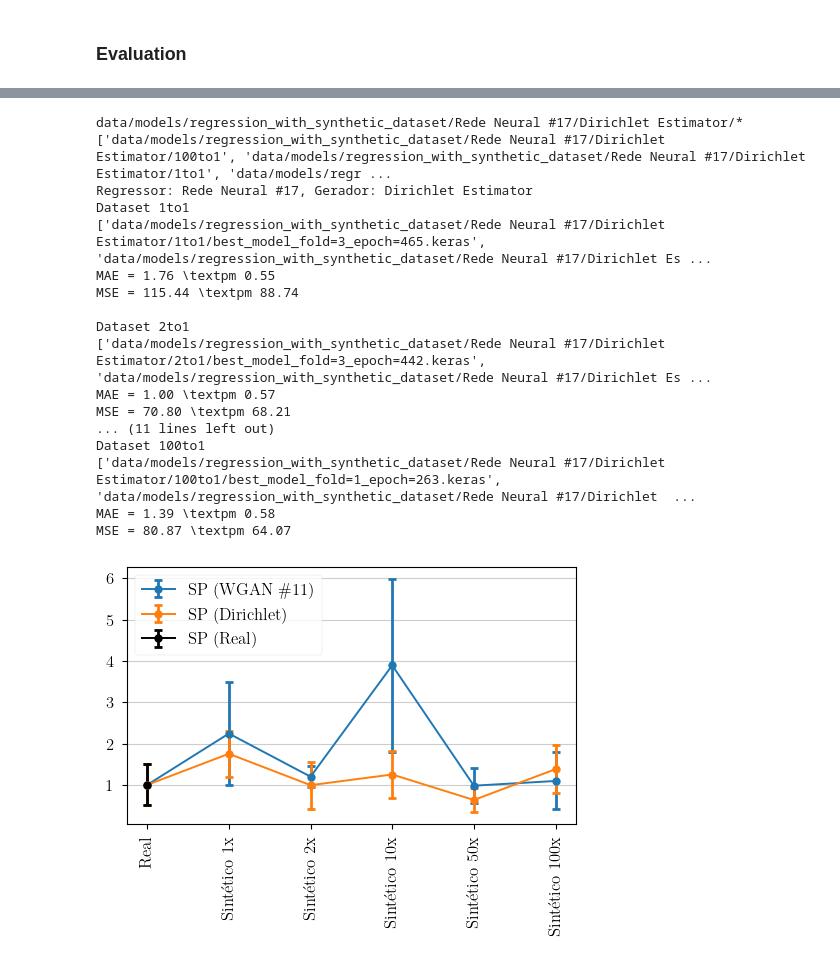
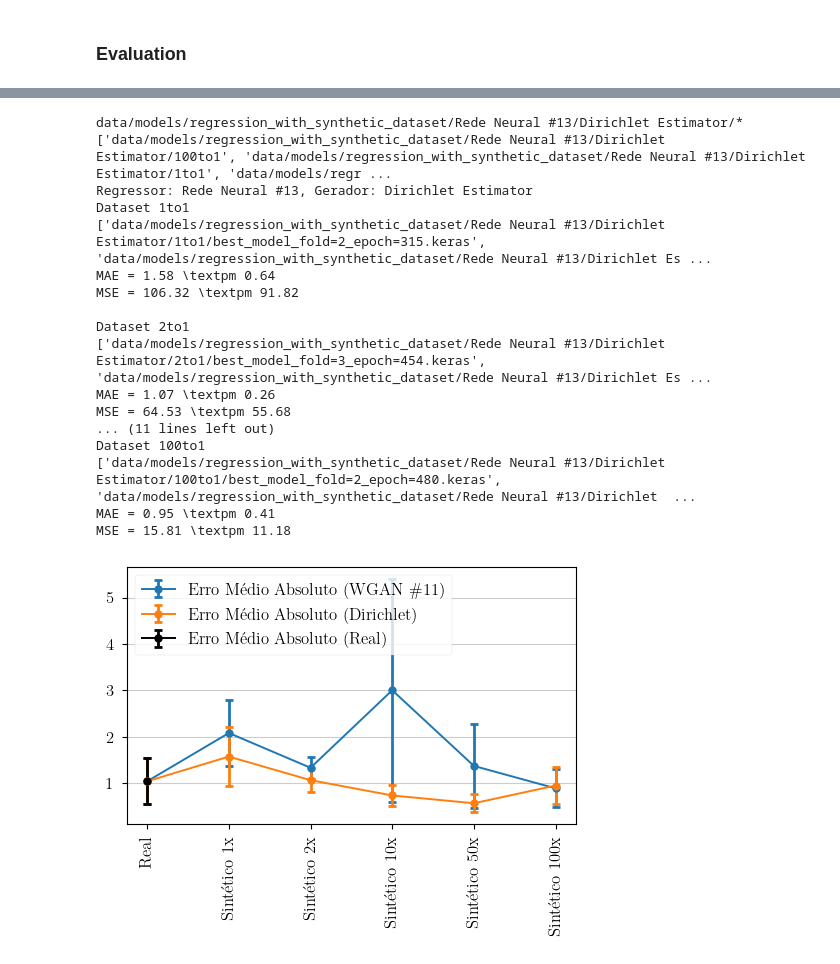
Before and after one commit to antonionicampos/nn-flash, a Jupyter notebook: notebooks/train_regression_model.ipynb, the cells around one changed output, grey strips where cells are left out. Saved outputs shown, nothing was run; the diff lists cells and outputs as text; code cells hidden in the pictures.

Commit message:
generate tables and plots

```diff
--- a/notebooks/train_regression_model.ipynb
+++ b/notebooks/train_regression_model.ipynb
@@ -29,7 +29,7 @@ indices = analysis.load_performance_indices()
 # %% [markdown]
 ### Training best Neural Network
 # %%
-regressor_model_name = "Rede Neural #17"
+regressor_model_name = "Rede Neural #13"
 
 output = [out for out in results["outputs"] if out["model_name"] == regressor_model_name][0]
 model_id = [i for i, out in enumerate(results["outputs"]) if out["model_name"] == regressor_model_name][0]
@@ -293,6 +293,6 @@ def create_results(generator_model_name, regressor_model_name):
 # %%
 wgan_indices_dict = create_results(
     generator_model_name="WGAN #11",
-    regressor_model_name="Rede Neural #17"
+    regressor_model_name="Rede Neural #13"
 )
 # %% [output]
@@ -316,58 +316,58 @@ MSE = 29.98 \textpm 25.64
 # %%
 dirichlet_indices_dict = create_results(
     generator_model_name="Dirichlet Estimator",
-    regressor_model_name="Rede Neural #17"
+    regressor_model_name="Rede Neural #13"
 )
 # %% [output]
-data/models/regression_with_synthetic_dataset/Rede Neural #17/Dirichlet Estimator/*
-['data/models/regression_with_synthetic_dataset/Rede Neural #17/Dirichlet Estimator/100to1', 'data/models/regression_with_synthetic_dataset/Rede Neural #17/Dirichlet Estimator/1to1', 'data/models/regr ...
-Regressor: Rede Neural #17, Gerador: Dirichlet Estimator
+data/models/regression_with_synthetic_dataset/Rede Neural #13/Dirichlet Estimator/*
+['data/models/regression_with_synthetic_dataset/Rede Neural #13/Dirichlet Estimator/100to1', 'data/models/regression_with_synthetic_dataset/Rede Neural #13/Dirichlet Estimator/1to1', 'data/models/regr ...
+Regressor: Rede Neural #13, Gerador: Dirichlet Estimator
 Dataset 1to1
-['data/models/regression_with_synthetic_dataset/Rede Neural #17/Dirichlet Estimator/1to1/best_model_fold=3_epoch=465.keras', 'data/models/regression_with_synthetic_dataset/Rede Neural #17/Dirichlet Es ...
-MAE = 1.76 \textpm 0.55
-MSE = 115.44 \textpm 88.74
+['data/models/regression_with_synthetic_dataset/Rede Neural #13/Dirichlet Estimator/1to1/best_model_fold=2_epoch=315.keras', 'data/models/regression_with_synthetic_dataset/Rede Neural #13/Dirichlet Es ...
+MAE = 1.58 \textpm 0.64
+MSE = 106.32 \textpm 91.82
 
 Dataset 2to1
-['data/models/regression_with_synthetic_dataset/Rede Neural #17/Dirichlet Estimator/2to1/best_model_fold=3_epoch=442.keras', 'data/models/regression_with_synthetic_dataset/Rede Neural #17/Dirichlet Es ...
-MAE = 1.00 \textpm 0.57
-MSE = 70.80 \textpm 68.21
+['data/models/regression_with_synthetic_dataset/Rede Neural #13/Dirichlet Estimator/2to1/best_model_fold=3_epoch=454.keras', 'data/models/regression_with_synthetic_dataset/Rede Neural #13/Dirichlet Es ...
+MAE = 1.07 \textpm 0.26
+MSE = 64.53 \textpm 55.68
 ... (11 lines left out)
 Dataset 100to1
-['data/models/regression_with_synthetic_dataset/Rede Neural #17/Dirichlet Estimator/100to1/best_model_fold=1_epoch=263.keras', 'data/models/regression_with_synthetic_dataset/Rede Neural #17/Dirichlet  ...
-MAE = 1.39 \textpm 0.58
-MSE = 80.87 \textpm 64.07
+['data/models/regression_with_synthetic_dataset/Rede Neural #13/Dirichlet Estimator/100to1/best_model_fold=2_epoch=480.keras', 'data/models/regression_with_synthetic_dataset/Rede Neural #13/Dirichlet  ...
+MAE = 0.95 \textpm 0.41
+MSE = 15.81 \textpm 11.18
 # %%
 name = regressor_model_name.replace("#", "\#")
 labels = [f"Real", *wgan_indices_dict.keys()]
 x = np.arange(len(labels))
 
 f, ax = plt.subplots(figsize=(5, 4))
 
 wgan_mae = np.r_[
     [indices["mean_absolute_error"][:, model_id, :].mean(axis=1)],
     np.array([i["mae"] for i in wgan_indices_dict.values()])
 ]
 dirichlet_mae = np.r_[
     [indices["mean_absolute_error"][:, model_id].mean(axis=1)],
     np.array([i["mae"] for i in dirichlet_indices_dict.values()])
 ]
 
 wgan_y = wgan_mae.mean(axis=1)
 wgan_y_err = (wgan_mae.std(axis=1) / np.sqrt(K_FOLDS - 1))
 
 dirichlet_y = dirichlet_mae.mean(axis=1)
 dirichlet_y_err = (dirichlet_mae.std(axis=1) / np.sqrt(K_FOLDS - 1))
 
-ax.errorbar(x, wgan_y, wgan_y_err, label="SP (WGAN \#11)", c="tab:blue", **errorbar_kwargs)
-ax.errorbar(x, dirichlet_y, dirichlet_y_err, label="SP (Dirichlet)", c="tab:orange", **errorbar_kwargs)
-ax.errorbar([x[0]], [wgan_y[0]], [wgan_y_err[0]], label="SP (Real)", c="black", **errorbar_kwargs)
+ax.errorbar(x, wgan_y, wgan_y_err, label="Erro Médio Absoluto (WGAN \#11)", c="tab:blue", **errorbar_kwargs)
+ax.errorbar(x, dirichlet_y, dirichlet_y_err, label="Erro Médio Absoluto (Dirichlet)", c="tab:orange", **errorbar_kwargs)
+ax.errorbar([x[0]], [wgan_y[0]], [wgan_y_err[0]], label="Erro Médio Absoluto (Real)", c="black", **errorbar_kwargs)
 ax.yaxis.grid()
 # ax.set_ylim(top=4.0)
 ax.set_xticks(x, labels, rotation=90, ha="center")
 ax.legend(loc="upper left")
 
 f.tight_layout()
 plt.savefig(os.path.join("data", "images", f"mae_errorbar_plot_synthetic_{regressor_model_name}.png"), dpi=600)
 plt.show()
 # %% [output]
-[figure, old version]
+[figure, new version]
```
Also changed, not shown: parts of 2 cells of this notebook.
